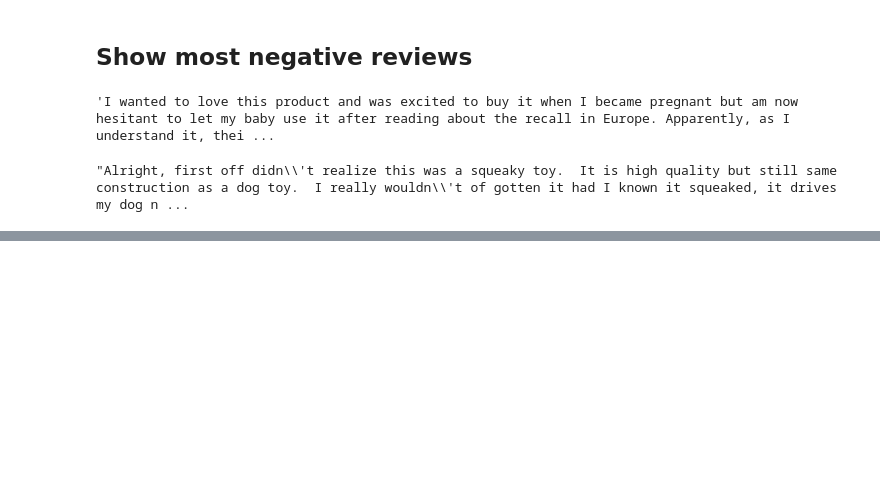
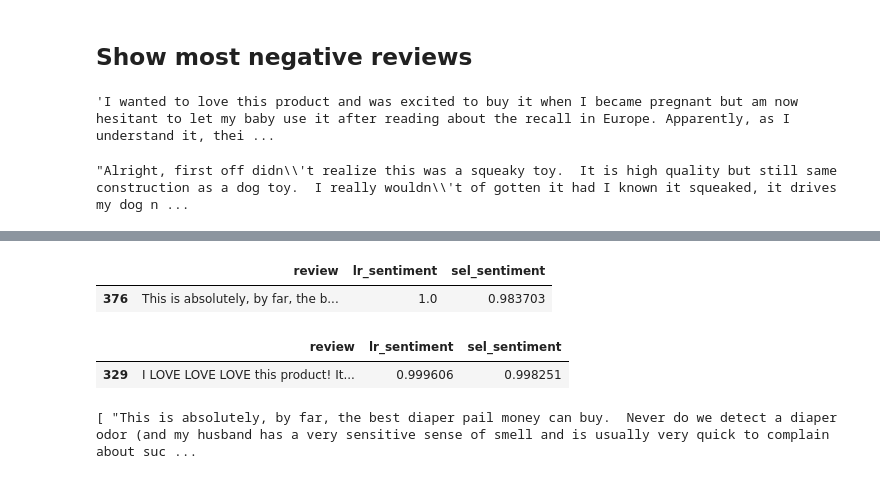
Before and after one commit to abevieiramota/coursera-ml-foundations, a Jupyter notebook: Week 3/assignment.ipynb, the cells around one changed output, grey strips where cells are left out. Cells and saved outputs as stored; diff of their text form; code cells hidden in the pictures; blank space fills up the shorter version.

```diff
--- a/Week 3/assignment.ipynb
+++ b/Week 3/assignment.ipynb
@@ -189,0 +212,7 @@ gdf.iloc[-2, gdf.columns.get_loc("review")]
+# %%
+sel_train_X, sel_test_X, train_y, test_y = train_test_split(sel_data,
+                                                    df.sentiment,
+                                                    random_state=0,
+                                                    train_size=.8)
+# %%
+sel_lr = LogisticRegression().fit(sel_train_X, train_y)
@@ -189,0 +259,2 @@ gdf.iloc[-2, gdf.columns.get_loc("review")]
+# %%
+df["sel_sentiment"] = sel_lr.predict_proba(sel_data)[:, 1]
@@ -189,0 +270,18 @@ gdf.iloc[-2, gdf.columns.get_loc("review")]
+# %%
+btdc = df[df.name == "Baby Trend Diaper Champ"]
+# %%
+btdc.nlargest(1, "lr_sentiment")[['review', 'lr_sentiment', 'sel_sentiment']]
+# %% [output]
+|  | review | lr_sentiment | sel_sentiment |
+| 376 | This is absolutely, by far, the b... | 1.0 | 0.983703 |
+# %%
+btdc.nlargest(1, "sel_sentiment")[['review', 'lr_sentiment', 'sel_sentiment']]
+# %% [output]
+|  | review | lr_sentiment | sel_sentiment |
+| 329 | I LOVE LOVE LOVE this product! It... | 0.999606 | 0.998251 |
+# %%
+top_lr_review = btdc.nlargest(1, "lr_sentiment")["review"]
+
+print(top_lr_review.values)
+# %% [output]
+[ "This is absolutely, by far, the best diaper pail money can buy.  Never do we detect a diaper odor (and my husband has a very sensitive sense of smell and is usually very quick to complain about suc ...
```
Also changed, not shown: parts of 22 cells of this notebook.
